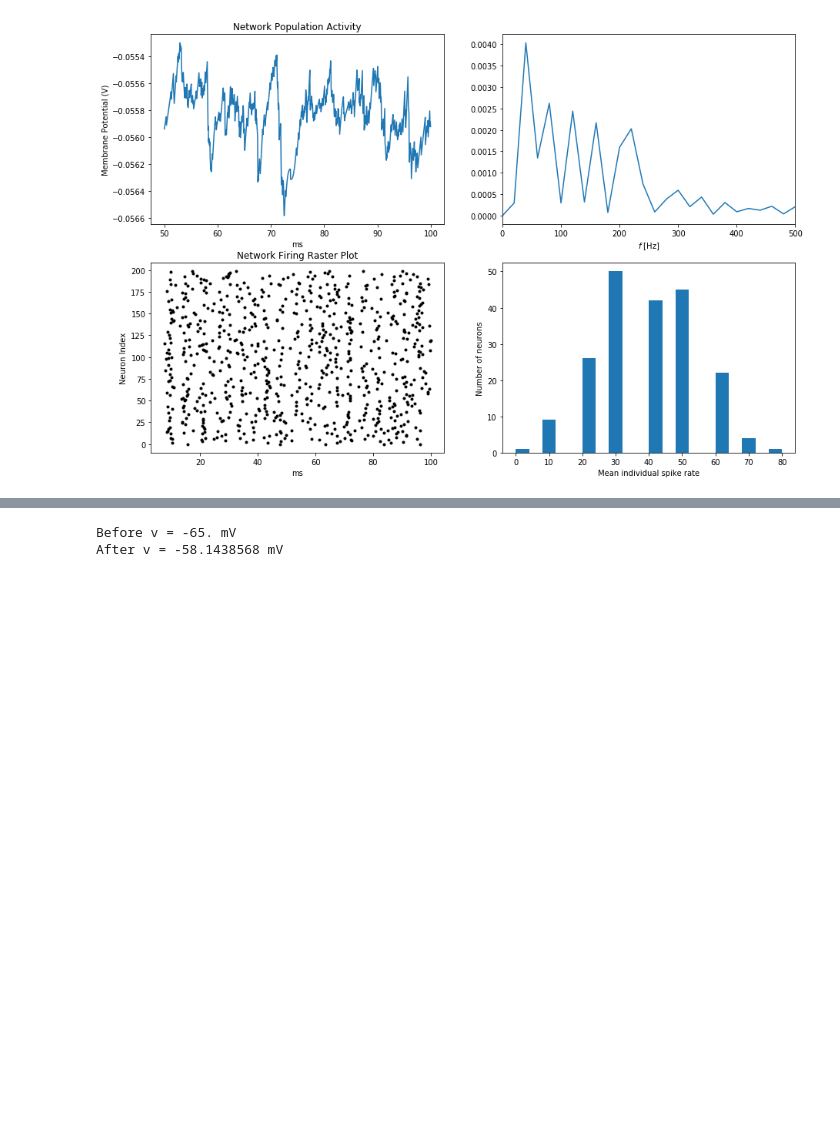
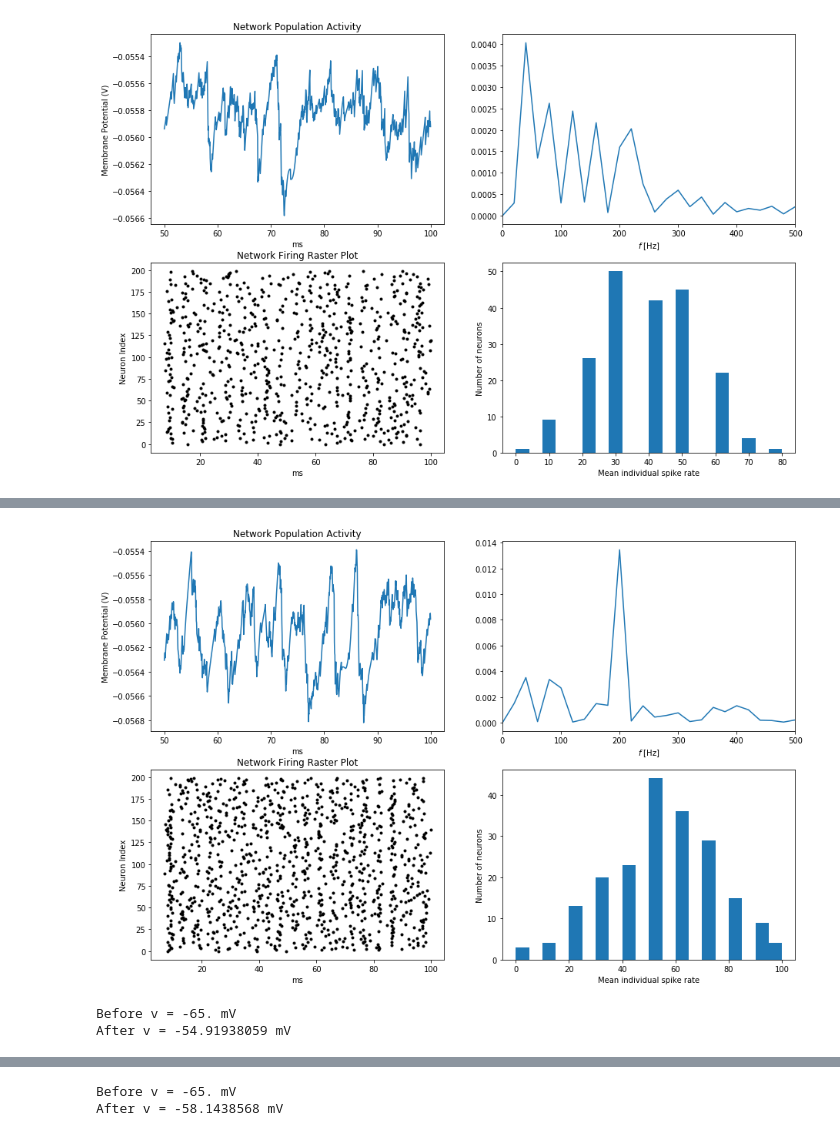
Before and after one commit to debapratimj/Inter-Net, a Jupyter notebook: Plots.ipynb, the cells around one changed output, grey strips where cells are left out. Drawn from its saved outputs; the diff is of its cells as text; code cells hidden in the pictures; blank space fills up the shorter version.

```diff
--- a/Plots.ipynb
+++ b/Plots.ipynb
@@ -25,10 +25,10 @@ tau_l = 1*ms                   # time delay
 tau_r_e  = 0.5*ms
 tau_d_e  = 2*ms
 tau_r_i  = 0.45*ms
-tau_d_i  = 1.2*ms
+#tau_d_i  = 1.2*ms
 
 g_peak_e = 1*nS
-g_peak_i = 5*nS
+#g_peak_i = 5*nS
 
 
 N_inhib = 200      # number of inhibitory inter neurons in the network
@@ -40,7 +40,7 @@ def heaviside(t , t0):
     else:
         return 0
 # %%
-def do_simulation(sim_dur, inp_freq):
+def do_simulation(sim_dur, inp_freq, tau_d_i=1.2*ms, g_peak_i=5*nS):
     defaultclock.dt = 0.05*ms             # choose a particular time step
     timestep = 0.05*ms
     input_rate = (inp_freq/N_excit)*Hz       # total input to each neuron is 5 KHz
@@ -216,3 +221,13 @@ After v = -59.02917717 mV
 plot_all(T_5k, v_pop_5k, Rate_Mon_5k, Spike_Mon_5k, simulation_duration_5k)
 # %% [output]
 [figure]
+# %%
+## 6000 Hz
+start_scope()
+simulation_duration_6k = 100*ms
+input_freqency_6k = 6000
+
+State_Mon_6k, Spike_Mon_6k, Rate_Mon_6k = do_simulation(simulation_duration_6k, input_freqency_6k)
+
+T_6k = State_Mon_6k.t[1000:]/ms
+v_pop_6k = np.mean(State_Mon_6k.v , axis = 0)[1000:]     # population level average
@@ -218,0 +238,17 @@ plot_all(T_5k, v_pop_5k, Rate_Mon_5k, Spike_Mon_5k, simulation_duration_5k)
+# %%
+plot_all(T_6k, v_pop_6k, Rate_Mon_6k, Spike_Mon_6k, simulation_duration_6k)
+# %% [output]
+[figure, added]
+# %%
+## 7000 Hz
+start_scope()
+simulation_duration_7k = 100*ms
+input_freqency_7k = 7000
+
+State_Mon_7k, Spike_Mon_7k, Rate_Mon_7k = do_simulation(simulation_duration_7k, input_freqency_7k)
+
+T_7k = State_Mon_7k.t[1000:]/ms
+v_pop_7k = np.mean(State_Mon_7k.v , axis = 0)[1000:]     # population level average
+# %% [output]
+Before v = -65. mV
+After v = -54.91938059 mV
```
Also changed, not shown: parts of 15 cells of this notebook.
